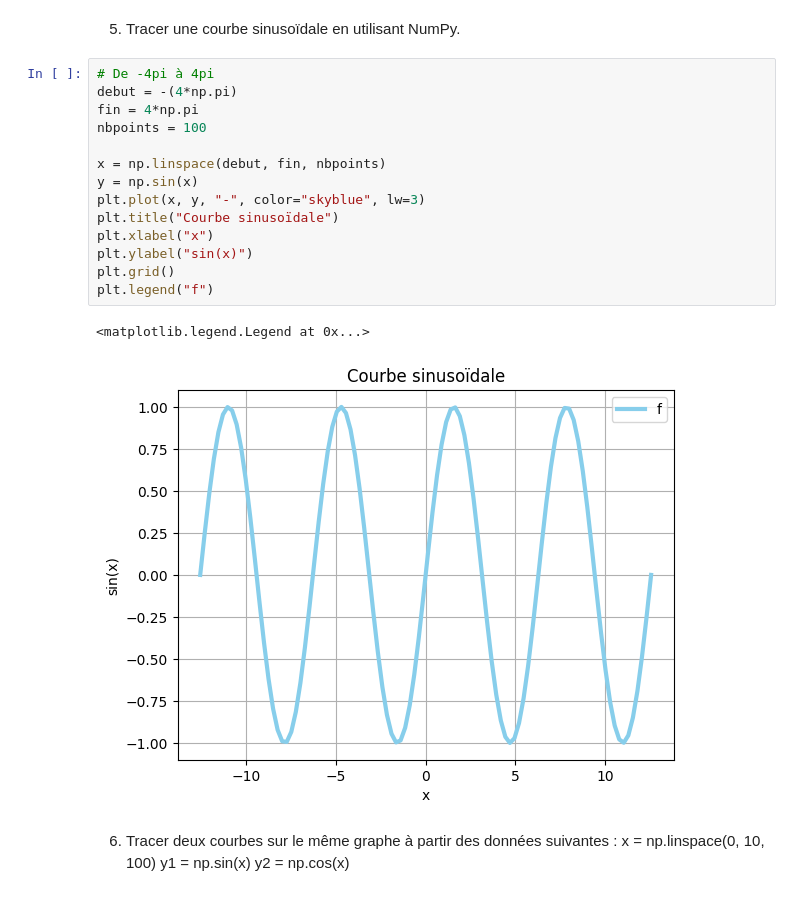
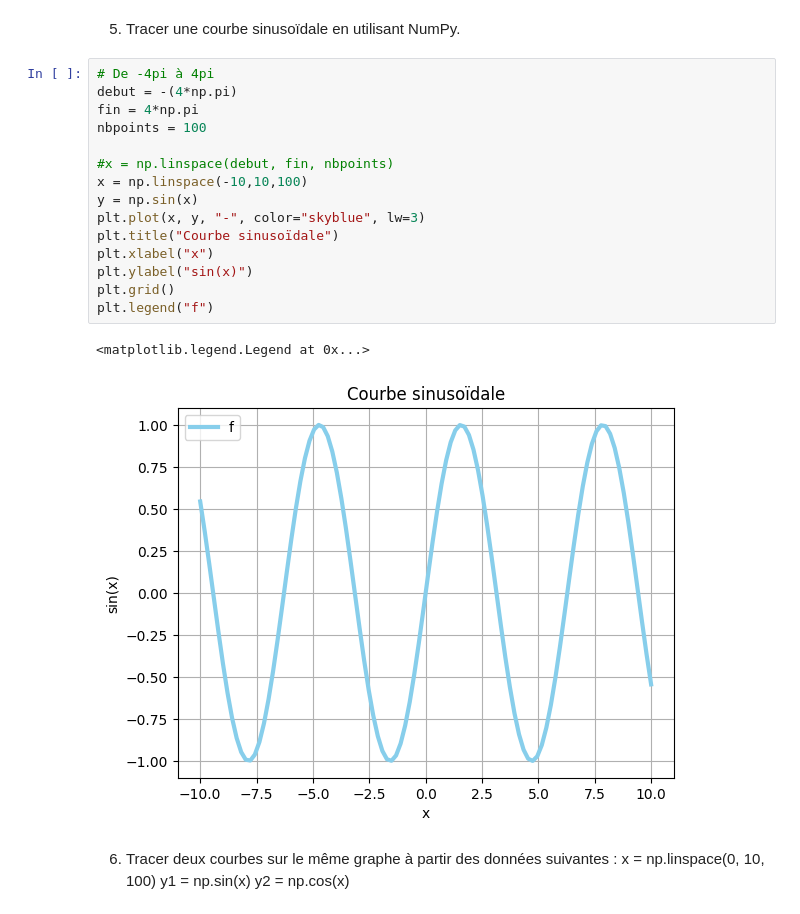
Before and after one commit to timdazayous/InitiationPython, a Jupyter notebook: exercices.ipynb, the cells around one changed output. Saved outputs shown, nothing was run; the diff lists cells and outputs as text.

```diff
--- a/exercices.ipynb
+++ b/exercices.ipynb
@@ -362,20 +367,21 @@ plt.scatter(x, y, color="skyblue", )
 # %%
 # De -4pi à 4pi
 debut = -(4*np.pi)
 fin = 4*np.pi
 nbpoints = 100
 
-x = np.linspace(debut, fin, nbpoints)
+#x = np.linspace(debut, fin, nbpoints)
+x = np.linspace(-10,10,100)
 y = np.sin(x)
 plt.plot(x, y, "-", color="skyblue", lw=3)
 plt.title("Courbe sinusoïdale")
 plt.xlabel("x")
 plt.ylabel("sin(x)")
 plt.grid()
 plt.legend("f")
 # %% [output]
 <matplotlib.legend.Legend at 0x...>
-[figure, old version]
+[figure, new version]
 # %% [markdown]
 6. Tracer deux courbes sur le même graphe à partir des données suivantes :
 x = np.linspace(0, 10, 100)
```
Also changed, not shown: parts of 3 cells of this notebook, 1 other file.
